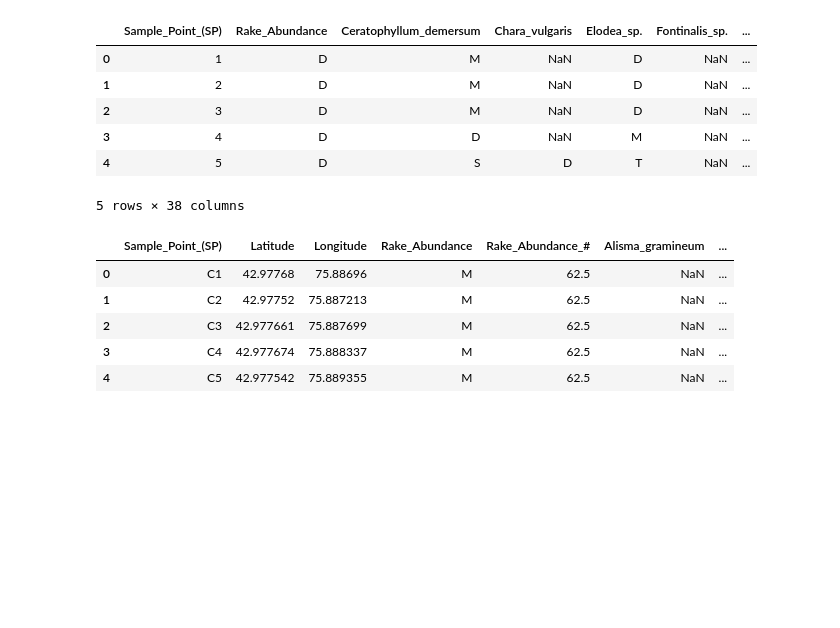
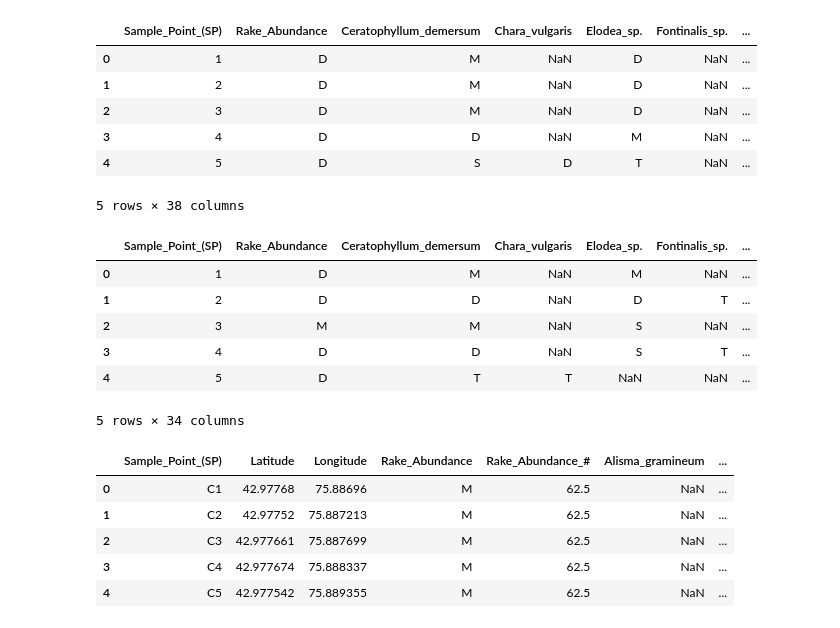
Before and after one commit to kgilbert78/rake-toss-data-cleaning, a Jupyter notebook: tableB.ipynb, the cells around one changed output. Drawn from its saved outputs; the diff is of its cells as text; code cells hidden in the pictures; blank space fills up the shorter version.

```diff
--- a/tableB.ipynb
+++ b/tableB.ipynb
@@ -126,6 +126,21 @@ df2023.head()
 | 3 | 4 | D | D | NaN | M | NaN | ... |
 | 4 | 5 | D | S | D | T | NaN | ... |
 5 rows × 38 columns
+# %%
+df2024 = pd.read_excel("input/rakeToss2024-B.xlsx", sheet_name="Sheet1", skiprows=[0])
+
+for col in df2024.columns:
+    df2024.rename(columns={col:col.strip().replace(" ","_")},inplace=True)
+
+df2024.head()
+# %% [output]
+|  | Sample_Point_(SP) | Rake_Abundance | Ceratophyllum_demersum | Chara_vulgaris | Elodea_sp. | Fontinalis_sp. | ... |
+| 0 | 1 | D | M | NaN | M | NaN | ... |
+| 1 | 2 | D | D | NaN | D | T | ... |
+| 2 | 3 | M | M | NaN | S | NaN | ... |
+| 3 | 4 | D | D | NaN | S | T | ... |
+| 4 | 5 | D | T | T | NaN | NaN | ... |
+5 rows × 34 columns
 # %%
 years = [2009, 2010, 2011, 2012, 2013, 2014, 2015, 2016, 2017, 2018, 2019, 2020, 2021]
 all_dfs = {}
```
Also changed, not shown: parts of 8 cells of this notebook, 2 other files.
